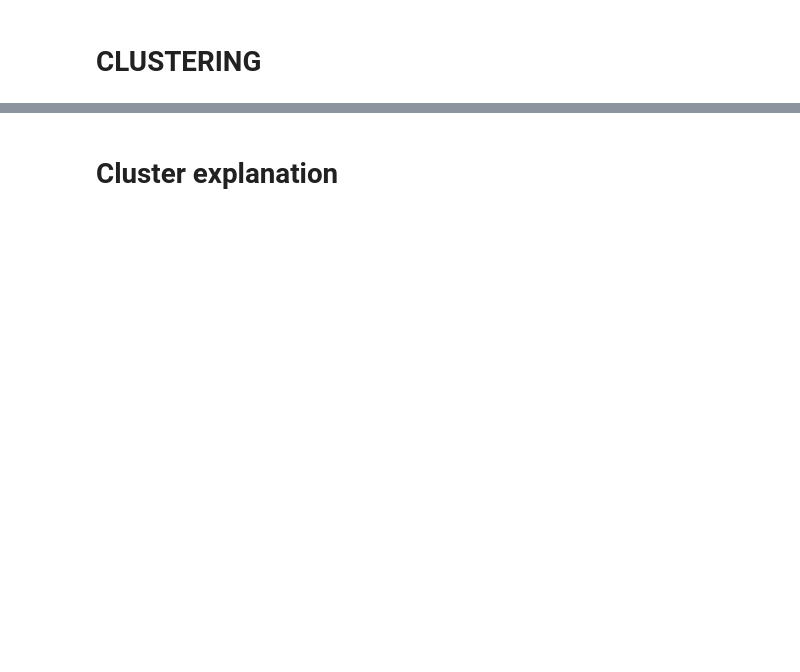
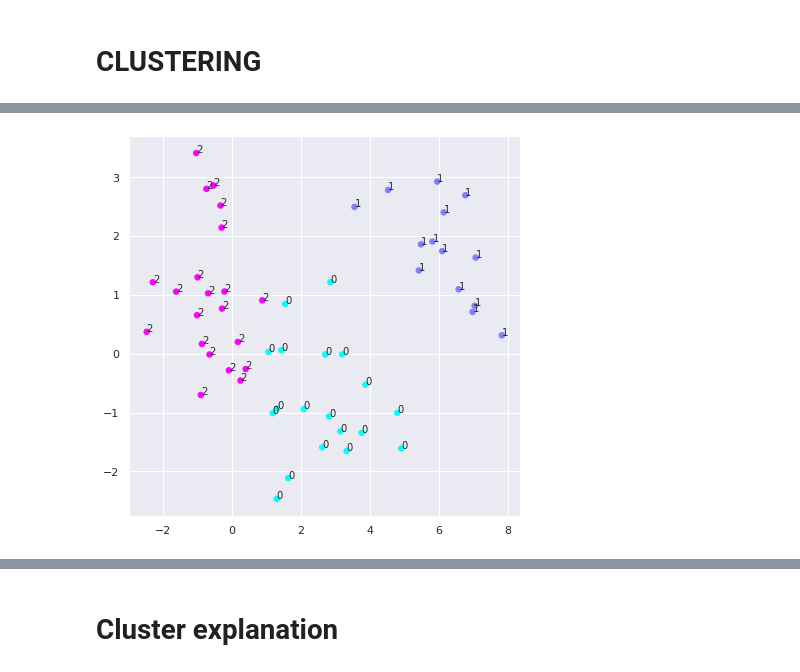
Before and after one commit to MartinMarzi/IPMdecisions, a Jupyter notebook: IPMdecisions-DataExploration_colab-1_3_.ipynb, the cells around one changed output, grey strips where cells are left out. Saved outputs shown, nothing was run; the diff lists cells and outputs as text; code cells hidden in the pictures; blank space fills up the shorter version.

```diff
--- a/IPMdecisions-DataExploration_colab-1_3_.ipynb
+++ b/IPMdecisions-DataExploration_colab-1_3_.ipynb
@@ -342,0 +327,13 @@ for i, val in enumerate(hdbscan_labels):
+# %%
+# kmeans clustering 2D union emnbedding
+km_union_clusters = cluster.KMeans(n_clusters=3).fit_predict(union_embedding)
+#kmeans_labels
+
+fig, ax = plt.subplots(figsize=(7,7))
+ax.scatter(union_embedding[:, 0], union_embedding[:, 1], c=km_union_clusters, s=30, cmap='cool')
+
+# daj clustre (številke) gor v umap
+for i, val in enumerate(km_union_clusters.tolist()):
+    ax.annotate(str(int(val)), (union_embedding[:, 0][i], union_embedding[:, 1][i]), fontsize=10)
+# %% [output]
+[figure, added]
```
Also changed, not shown: parts of 43 cells of this notebook.
